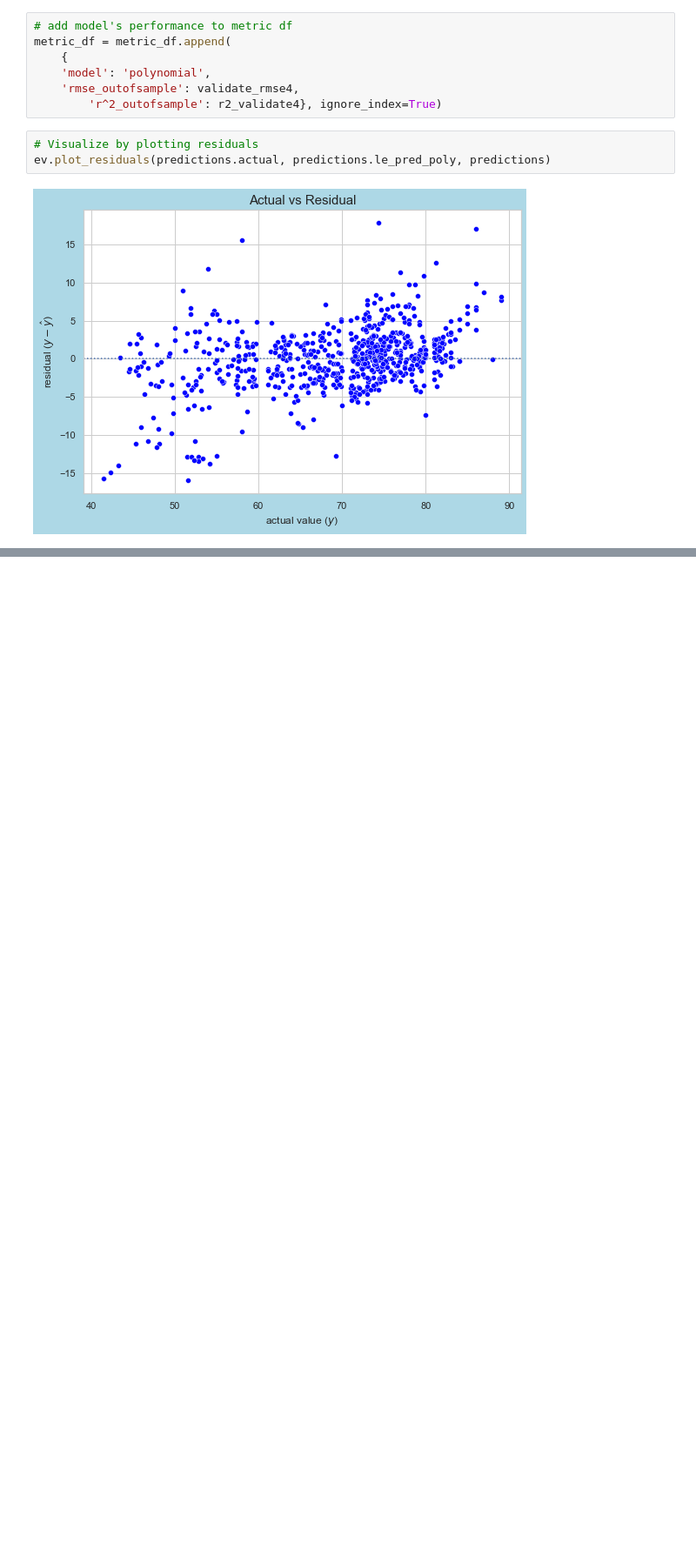
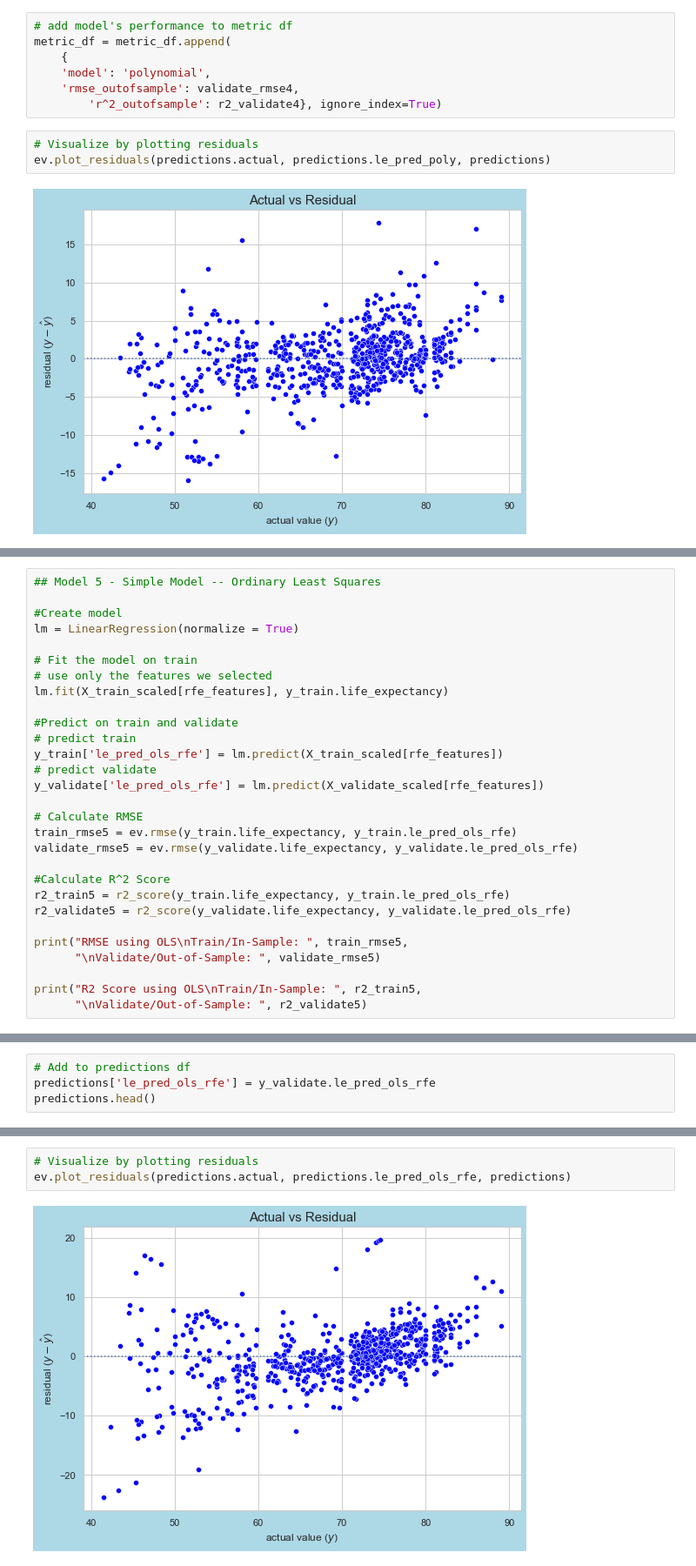
Before and after one commit to kristofer-rivera/predicting-life-expectancy, a Jupyter notebook: modeling.ipynb, the cells around one changed output, grey strips where cells are left out. Shown at 87% size. Cells and saved outputs as stored; diff of their text form; blank space fills up the shorter version.

Commit message:
Completed modeling.

```diff
--- a/modeling.ipynb
+++ b/modeling.ipynb
@@ -500,0 +494,29 @@ metric_df
+# %%
+## Model 5 - Simple Model -- Ordinary Least Squares
+
+#Create model
+lm = LinearRegression(normalize = True)
+
+# Fit the model on train
+# use only the features we selected
+lm.fit(X_train_scaled[rfe_features], y_train.life_expectancy)
+
+#Predict on train and validate
+# predict train
+y_train['le_pred_ols_rfe'] = lm.predict(X_train_scaled[rfe_features])
+# predict validate
+y_validate['le_pred_ols_rfe'] = lm.predict(X_validate_scaled[rfe_features])
+
+# Calculate RMSE
+train_rmse5 = ev.rmse(y_train.life_expectancy, y_train.le_pred_ols_rfe)
+validate_rmse5 = ev.rmse(y_validate.life_expectancy, y_validate.le_pred_ols_rfe)
+
+#Calculate R^2 Score
+r2_train5 = r2_score(y_train.life_expectancy, y_train.le_pred_ols_rfe)
+r2_validate5 = r2_score(y_validate.life_expectancy, y_validate.le_pred_ols_rfe)
+
+print("RMSE using OLS\nTrain/In-Sample: ", train_rmse5,
+      "\nValidate/Out-of-Sample: ", validate_rmse5)
+
+print("R2 Score using OLS\nTrain/In-Sample: ", r2_train5,
+      "\nValidate/Out-of-Sample: ", r2_validate5)
@@ -500,0 +530,4 @@ metric_df
+# %%
+# Add to predictions df
+predictions['le_pred_ols_rfe'] = y_validate.le_pred_ols_rfe
+predictions.head()
@@ -500,0 +548,5 @@ metric_df
+# %%
+# Visualize by plotting residuals
+ev.plot_residuals(predictions.actual, predictions.le_pred_ols_rfe, predictions)
+# %% [output]
+[figure, added]
```
Also changed, not shown: parts of 29 cells of this notebook, 1 other file.
